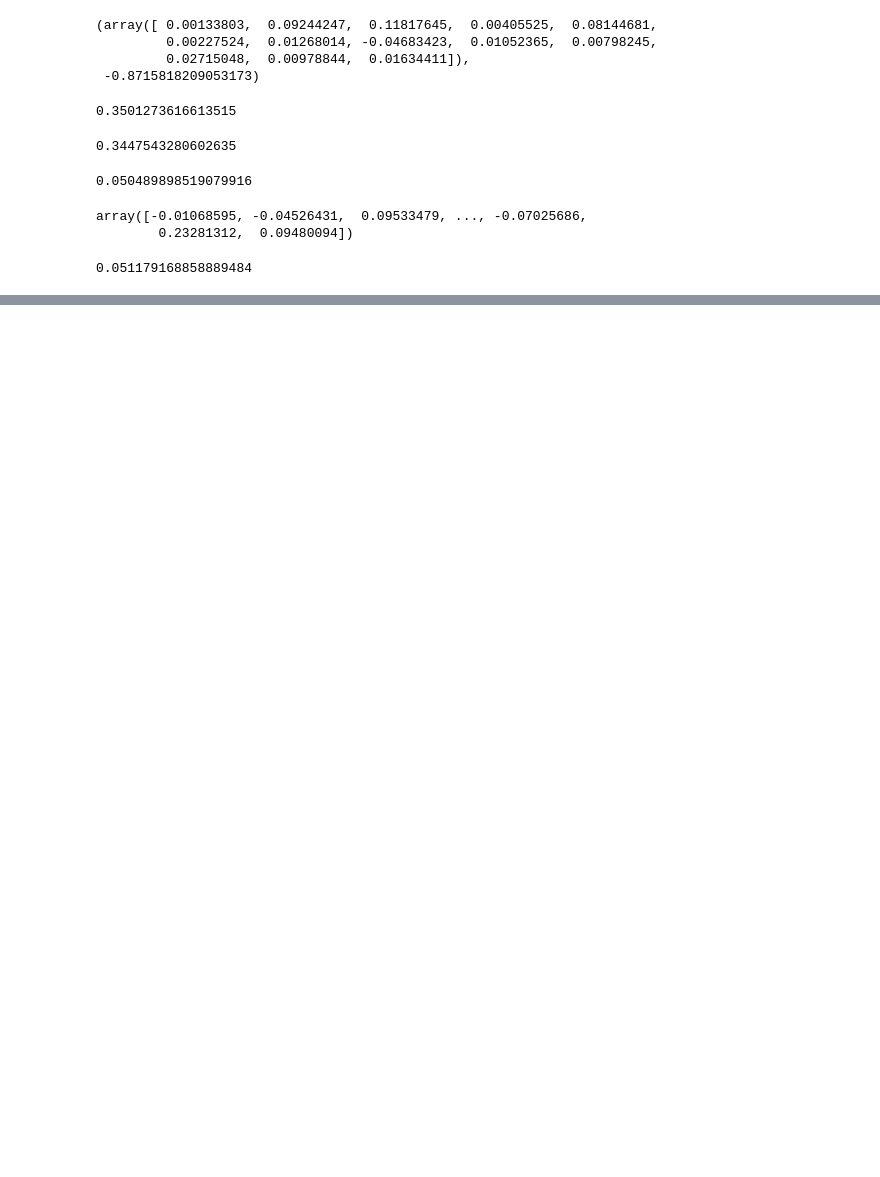
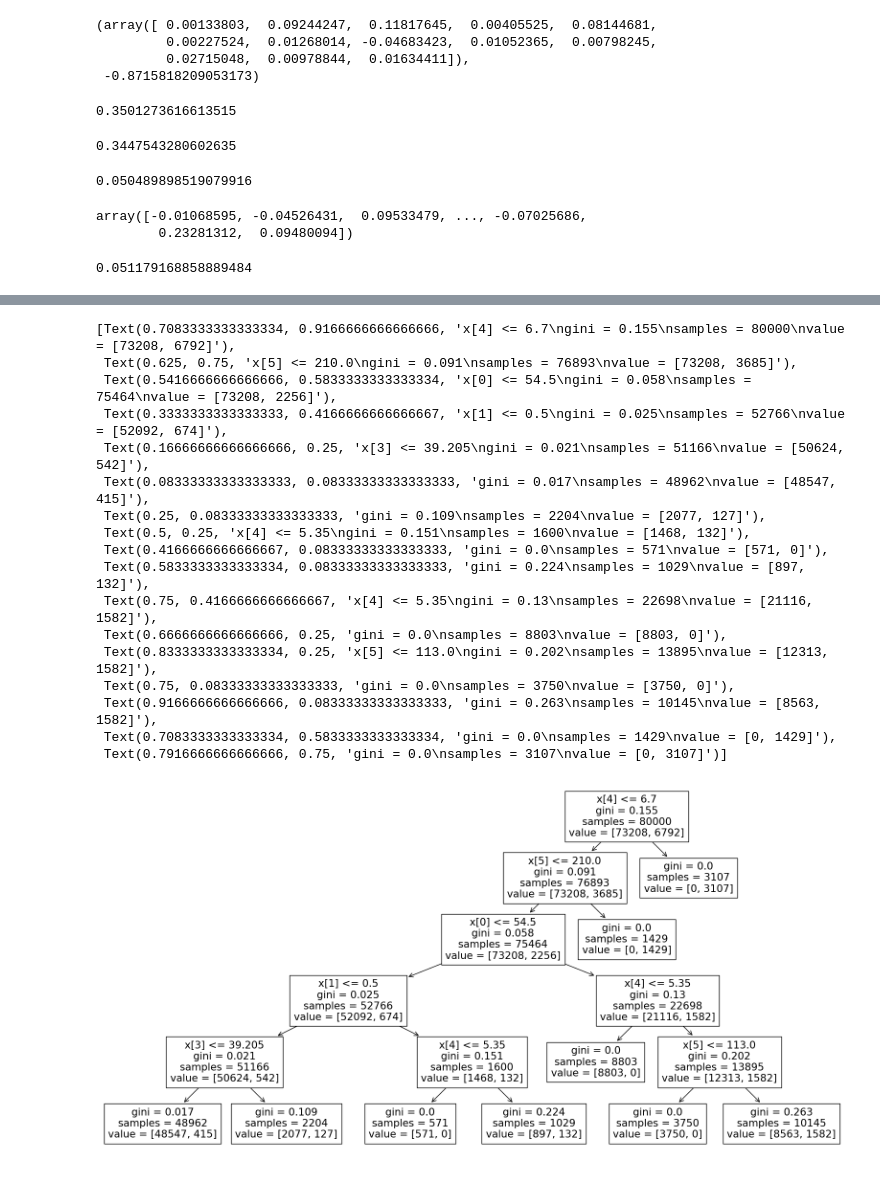
Before and after one commit to sabasaid1/projectML, a Jupyter notebook: MLProject1.ipynb, the cells around one changed output, grey strips where cells are left out. Cells and saved outputs as stored; diff of their text form; code cells hidden in the pictures; blank space fills up the shorter version.

```diff
--- a/MLProject1.ipynb
+++ b/MLProject1.ipynb
@@ -261,0 +473,32 @@ mean_squared_error(y_hat, y_test)
+# %%
+# Separate features and target
+target = data["diabetes"]
+features = data.drop("diabetes", axis = 1)
+# Split into train and test sets
+features_train, features_test, target_train, target_test = train_test_split(features, target, test_size = 0.2, random_state = 42)
+# Fit the decision tree model
+decisiontree = tree.DecisionTreeClassifier(random_state = 42,max_depth=5,criterion='gini', min_samples_split=50)
+decisiontree = decisiontree.fit(features_train, target_train)
+# Predict the target for the test set
+target_pred = decisiontree.predict(features_test)
+plt.figure(figsize=(20, 10))
+tree.plot_tree(decisiontree)
+# %% [output]
+[Text(0.7083333333333334, 0.9166666666666666, 'x[4] <= 6.7\ngini = 0.155\nsamples = 80000\nvalue = [73208, 6792]'),
+ Text(0.625, 0.75, 'x[5] <= 210.0\ngini = 0.091\nsamples = 76893\nvalue = [73208, 3685]'),
+ Text(0.5416666666666666, 0.5833333333333334, 'x[0] <= 54.5\ngini = 0.058\nsamples = 75464\nvalue = [73208, 2256]'),
+ Text(0.3333333333333333, 0.4166666666666667, 'x[1] <= 0.5\ngini = 0.025\nsamples = 52766\nvalue = [52092, 674]'),
+ Text(0.16666666666666666, 0.25, 'x[3] <= 39.205\ngini = 0.021\nsamples = 51166\nvalue = [50624, 542]'),
+ Text(0.08333333333333333, 0.08333333333333333, 'gini = 0.017\nsamples = 48962\nvalue = [48547, 415]'),
+ Text(0.25, 0.08333333333333333, 'gini = 0.109\nsamples = 2204\nvalue = [2077, 127]'),
+ Text(0.5, 0.25, 'x[4] <= 5.35\ngini = 0.151\nsamples = 1600\nvalue = [1468, 132]'),
+ Text(0.4166666666666667, 0.08333333333333333, 'gini = 0.0\nsamples = 571\nvalue = [571, 0]'),
+ Text(0.5833333333333334, 0.08333333333333333, 'gini = 0.224\nsamples = 1029\nvalue = [897, 132]'),
+ Text(0.75, 0.4166666666666667, 'x[4] <= 5.35\ngini = 0.13\nsamples = 22698\nvalue = [21116, 1582]'),
+ Text(0.6666666666666666, 0.25, 'gini = 0.0\nsamples = 8803\nvalue = [8803, 0]'),
+ Text(0.8333333333333334, 0.25, 'x[5] <= 113.0\ngini = 0.202\nsamples = 13895\nvalue = [12313, 1582]'),
+ Text(0.75, 0.08333333333333333, 'gini = 0.0\nsamples = 3750\nvalue = [3750, 0]'),
+ Text(0.9166666666666666, 0.08333333333333333, 'gini = 0.263\nsamples = 10145\nvalue = [8563, 1582]'),
+ Text(0.7083333333333334, 0.5833333333333334, 'gini = 0.0\nsamples = 1429\nvalue = [0, 1429]'),
+ Text(0.7916666666666666, 0.75, 'gini = 0.0\nsamples = 3107\nvalue = [0, 3107]')]
+[figure, added]
```
Also changed, not shown: parts of 47 cells of this notebook, 5 other files.
